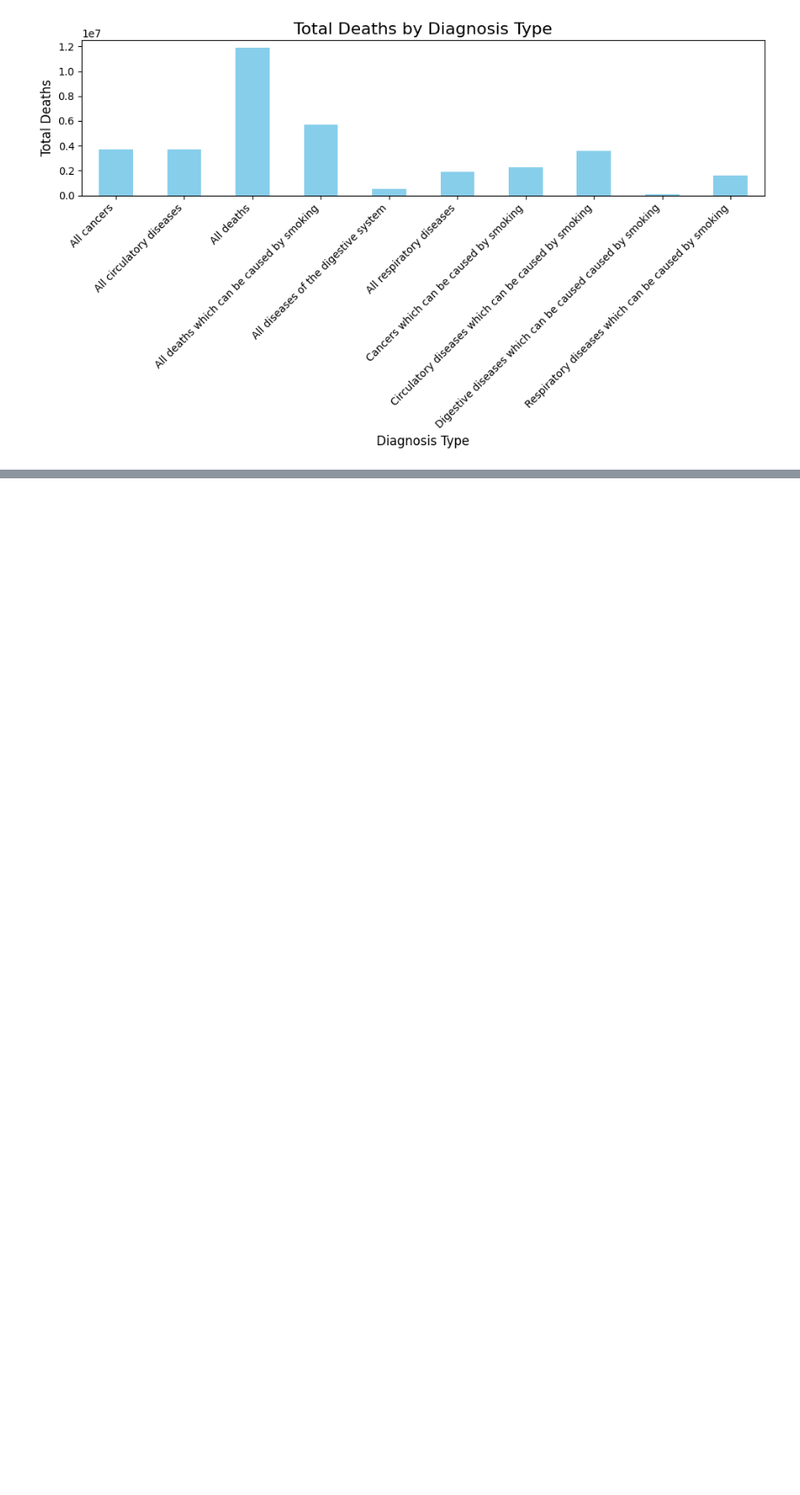
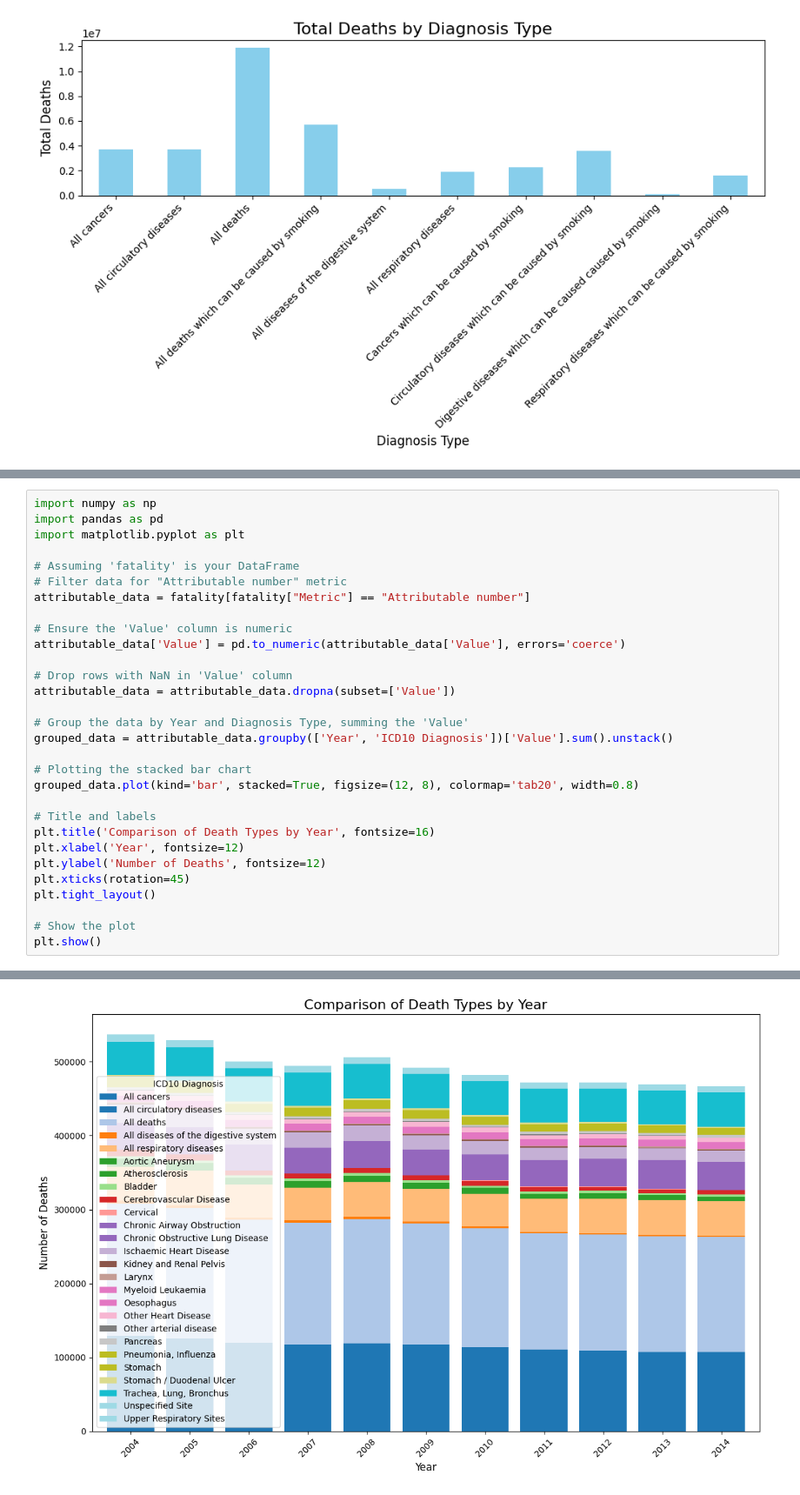
Before and after one commit to athulskrish/tobacco, a Jupyter notebook: Tobacco.ipynb, the cells around one changed output, grey strips where cells are left out. Shown at 87% size. Drawn from its saved outputs; the diff is of its cells as text; blank space fills up the shorter version.

```diff
--- a/Tobacco.ipynb
+++ b/Tobacco.ipynb
@@ -438,0 +503,31 @@ plt.show()
+# %%
+import numpy as np
+import pandas as pd
+import matplotlib.pyplot as plt
+
+# Assuming 'fatality' is your DataFrame
+# Filter data for "Attributable number" metric
+attributable_data = fatality[fatality["Metric"] == "Attributable number"]
+
+# Ensure the 'Value' column is numeric
+attributable_data['Value'] = pd.to_numeric(attributable_data['Value'], errors='coerce')
+
+# Drop rows with NaN in 'Value' column
+attributable_data = attributable_data.dropna(subset=['Value'])
+
+# Group the data by Year and Diagnosis Type, summing the 'Value'
+grouped_data = attributable_data.groupby(['Year', 'ICD10 Diagnosis'])['Value'].sum().unstack()
+
+# Plotting the stacked bar chart
+grouped_data.plot(kind='bar', stacked=True, figsize=(12, 8), colormap='tab20', width=0.8)
+
+# Title and labels
+plt.title('Comparison of Death Types by Year', fontsize=16)
+plt.xlabel('Year', fontsize=12)
+plt.ylabel('Number of Deaths', fontsize=12)
+plt.xticks(rotation=45)
+plt.tight_layout()
+
+# Show the plot
+plt.show()
+# %% [output]
@@ -438,0 +539 @@ plt.show()
+[figure, added]
```
Also changed, not shown: parts of 15 cells of this notebook.
